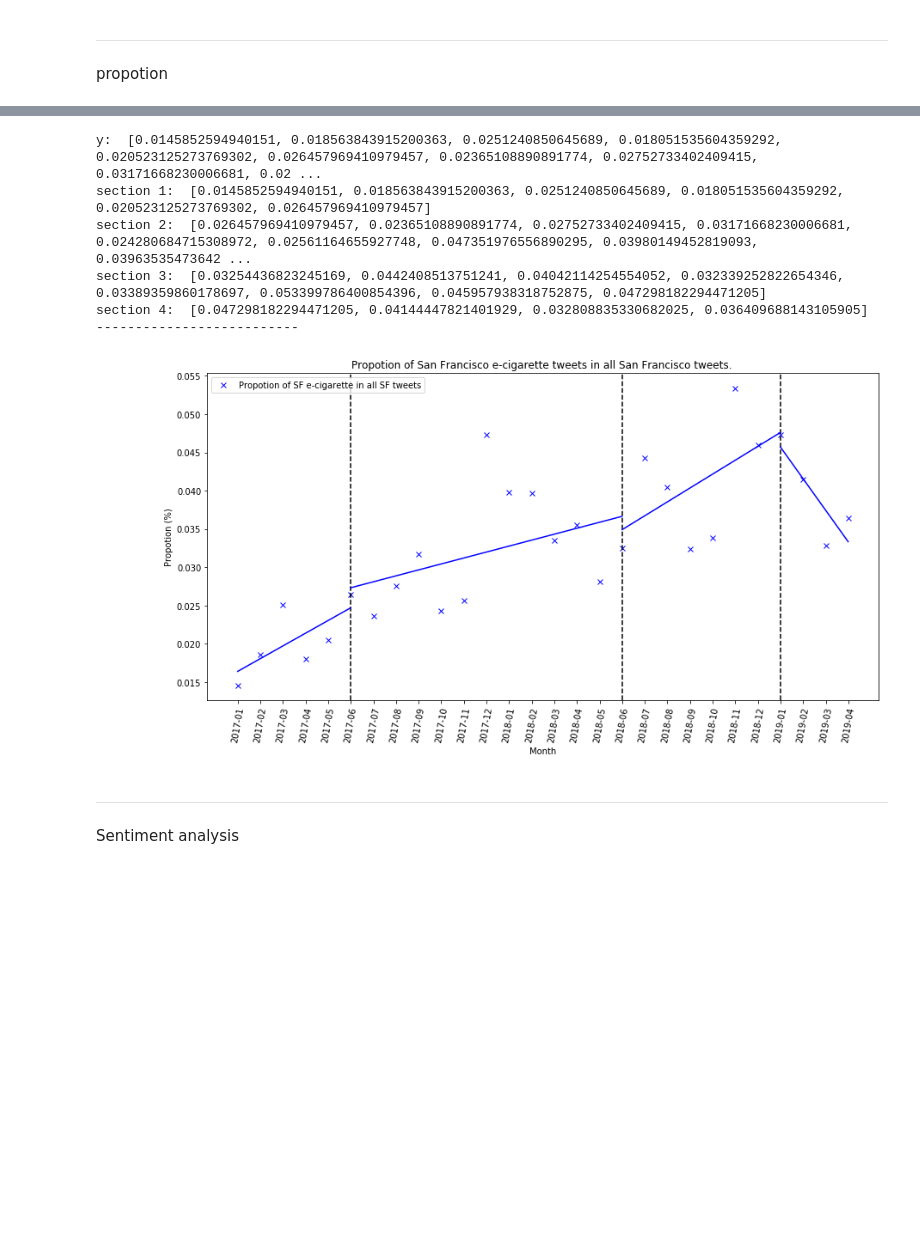
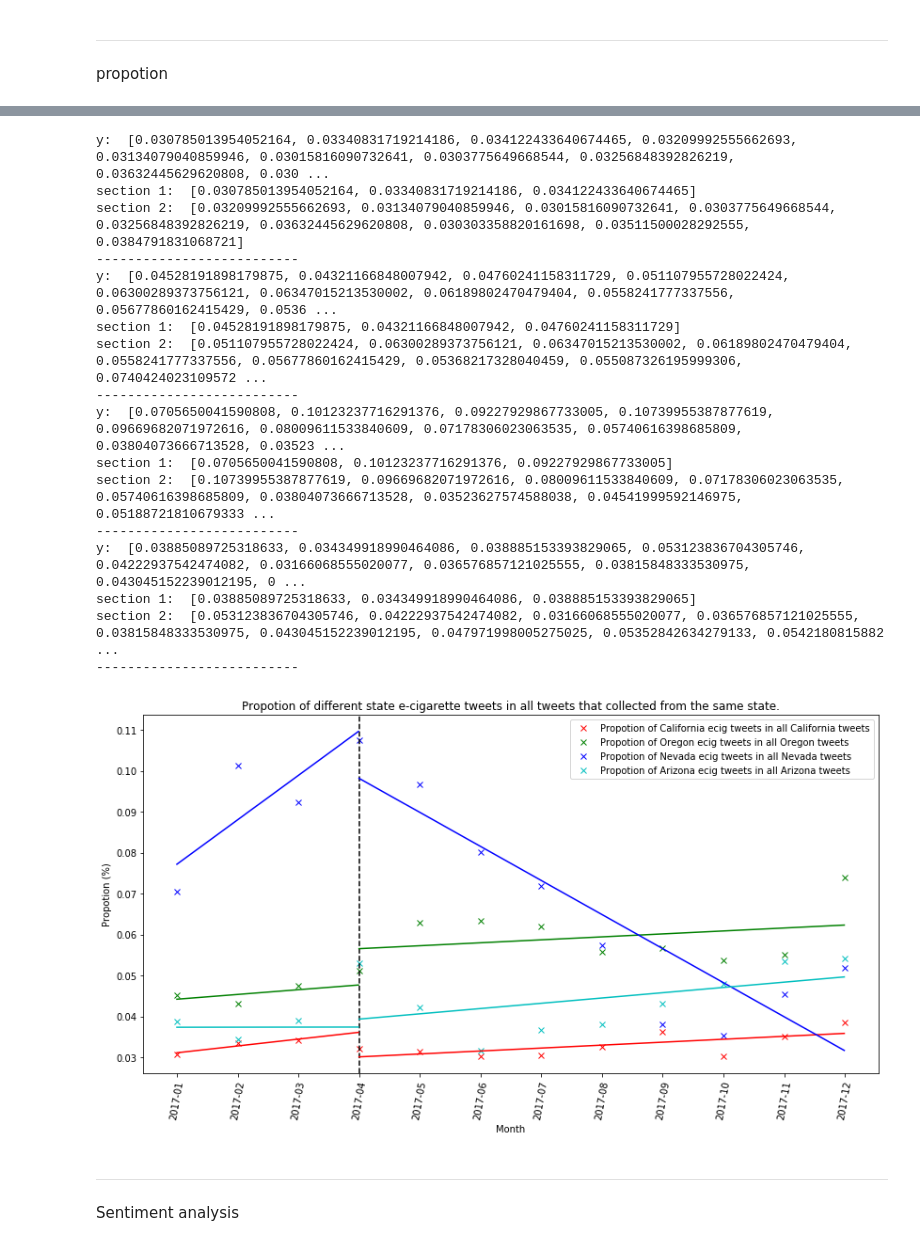
Before and after one commit to meettyj/Tobacco-on-Twitter, a Jupyter notebook: juliana/figures/figure_CaliforniaLevel.ipynb, the cells around one changed output, grey strips where cells are left out. Cells and saved outputs as stored; diff of their text form; code cells hidden in the pictures; blank space fills up the shorter version.

```diff
--- a/juliana/figures/figure_CaliforniaLevel.ipynb
+++ b/juliana/figures/figure_CaliforniaLevel.ipynb
@@ -199,27 +440,27 @@ def linearRegression(x, A, B):
     return A*x + B
 # %%
 # Regression line
-length_of_section_1 = 4
-length_of_section_2 = length_of_section_1+8
+length_of_section_1 = 3
+length_of_section_2 = length_of_section_1+9
 x_number_section_1 = [i for i in range(0,length_of_section_1)]
-x_number_section_2 = [i for i in range(length_of_section_1-1, length_of_section_2)]
+x_number_section_2 = [i for i in range(length_of_section_1, length_of_section_2)]
 
-
+# In the California level, we just take the first three month into consideration.
 def drawRegressionLine_two_section(y, color):
     print('y: ', y)
     print('section 1: ', y[:length_of_section_1])
-    print('section 2: ', y[length_of_section_1-1:length_of_section_2])
+    print('section 2: ', y[length_of_section_1:length_of_section_2])
     print('--------------------------')
 
     # section 1
     A_section_1, B_section_1 = optimize.curve_fit(linearRegression, x_number_section_1, y[:length_of_section_1])[0]
-    x_plot_section_1 = np.arange(0, length_of_section_1-1, 0.01)
+    x_plot_section_1 = np.arange(0, length_of_section_1, 0.01)
     y_plot_section_1 = A_section_1 * x_plot_section_1 + B_section_1
     plt.plot(x_plot_section_1, y_plot_section_1, color+'-') # , label='Users' is useless
 
     # section 2: length_of_section_1-1:length_of_section_2
-    A_section_2, B_section_2 = optimize.curve_fit(linearRegression, x_number_section_2, y[length_of_section_1-1:length_of_section_2])[0]
-    x_plot_section_2 = np.arange(length_of_section_1-1, length_of_section_2-1, 0.01)
+    A_section_2, B_section_2 = optimize.curve_fit(linearRegression, x_number_section_2, y[length_of_section_1:length_of_section_2])[0]
+    x_plot_section_2 = np.arange(length_of_section_1, length_of_section_2-1, 0.01)
     y_plot_section_2 = A_section_2 * x_plot_section_2 + B_section_2
     plt.plot(x_plot_section_2, y_plot_section_2, color+'-')
 # %%
@@ -577,48 +835,52 @@ section 4:  [0.6953359007274282, 0.6443694384780607, 0.5406195207481005, 0.69037
 # %%
 
-# Second figure
-x1 = np.linspace(1, 12, 12)
-x2 = np.tile(x1, 2)
-x3 = np.linspace(1, 6, 6)
-# x = np.tile(x, 2)
-# itemNum = len(x)
-
-x = np.concatenate((x2, x3), axis=0)
-x = list(x)
-x = ['2017-01','2017-02', '2017-03','2017-04','2017-05','2017-06','2017-07','2017-08','2017-09','2017-10','2017-11','2017-12',
-    '2018-01', '2018-02', '2018-03', '2018-04', '2018-05', '2018-06', '2018-07', '2018-08', '2018-09', '2018-10', '2018-11', '2018-12',
-    '2019-01', '2019-02', '2019-03', '2019-04' ]
+x = ['2017-01','2017-02', '2017-03','2017-04','2017-05','2017-06','2017-07','2017-08','2017-09','2017-10','2017-11','2017-12']
 
 plt.figure(figsize=(14,7))
 
+# print(x)
+# itemNum = len(x)
+# print(itemNum)
 
 
-plt.plot(x, propotion_SF_ecig_in_all_SF_tweets, 'bx', label='Propotion of SF e-cigarette in all SF tweets')
+plt.plot(x, propotion_California_ecig_in_all_California_tweets, 'rx', label='Propotion of California ecig tweets in all California tweets')
+plt.plot(x, propotion_Oregon_ecig_in_all_Oregon_tweets, 'gx', label='Propotion of Oregon ecig tweets in all Oregon tweets')
+plt.plot(x, propotion_Nevada_ecig_in_all_Nevada_tweets, 'bx', label='Propotion of Nevada ecig tweets in all Nevada tweets')
+plt.plot(x, propotion_Arizona_ecig_in_all_Arizona_tweets, 'cx', label='Propotion of Arizona ecig tweets in all Arizona tweets')
 
 plt.legend()
 # plt.vlines(6, 0, 1, colors = "black", linestyles = "dashed")
-plt.axvline(5, hold=None,color='black',linestyle="--")
-plt.annotate(s = 'Proposal', xy=(4,0.1))
-plt.axvline(17, hold=None,color='black',linestyle="--")
-plt.annotate(s = 'Approved', xy=(16,0.1))
-plt.axvline(24, hold=None,color='black',linestyle="--")
-plt.annotate(s = 'Enforcement ', xy=(23,0.1))
+plt.axvline(3, hold=None,color='black',linestyle="--")
+# plt.annotate(s = 'Proposal', xy=(4,0.1))
 
-
-drawRegressionLine_four_section(propotion_SF_ecig_in_all_SF_tweets, color='b')
+drawRegressionLine_two_section(propotion_California_ecig_in_all_California_tweets, color='r')
+drawRegressionLine_two_section(propotion_Oregon_ecig_in_all_Oregon_tweets, color='g')
+drawRegressionLine_two_section(propotion_Nevada_ecig_in_all_Nevada_tweets, color='b')
+drawRegressionLine_two_section(propotion_Arizona_ecig_in_all_Arizona_tweets, color='c')
 
 
 plt.xticks(rotation=80)
 plt.xlabel('Month')
 plt.ylabel('Propotion (%)')
-plt.title('Propotion of San Francisco e-cigarette tweets in all San Francisco tweets. ')
+#  Y-axis represents the number of corresponding tweets within each month.
+plt.title('Propotion of different state e-cigarette tweets in all tweets that collected from the same state.')
 # plt.figure(figsize=(40,1))
 plt.show()
 # %% [output]
-y:  [0.0145852594940151, 0.018563843915200363, 0.0251240850645689, 0.018051535604359292, 0.020523125273769302, 0.026457969410979457, 0.02365108890891774, 0.02752733402409415, 0.03171668230006681, 0.02 ...
-section 1:  [0.0145852594940151, 0.018563843915200363, 0.0251240850645689, 0.018051535604359292, 0.020523125273769302, 0.026457969410979457]
-section 2:  [0.026457969410979457, 0.02365108890891774, 0.02752733402409415, 0.03171668230006681, 0.024280684715308972, 0.02561164655927748, 0.047351976556890295, 0.03980149452819093, 0.03963535473642 ...
-section 3:  [0.03254436823245169, 0.0442408513751241, 0.04042114254554052, 0.032339252822654346, 0.03389359860178697, 0.053399786400854396, 0.045957938318752875, 0.047298182294471205]
-section 4:  [0.047298182294471205, 0.04144447821401929, 0.032808835330682025, 0.036409688143105905]
+y:  [0.030785013954052164, 0.03340831719214186, 0.034122433640674465, 0.03209992555662693, 0.03134079040859946, 0.03015816090732641, 0.0303775649668544, 0.03256848392826219, 0.03632445629620808, 0.030 ...
+section 1:  [0.030785013954052164, 0.03340831719214186, 0.034122433640674465]
+section 2:  [0.03209992555662693, 0.03134079040859946, 0.03015816090732641, 0.0303775649668544, 0.03256848392826219, 0.03632445629620808, 0.030303358820161698, 0.03511500028292555, 0.0384791831068721]
 --------------------------
+y:  [0.04528191898179875, 0.04321166848007942, 0.04760241158311729, 0.051107955728022424, 0.06300289373756121, 0.06347015213530002, 0.06189802470479404, 0.0558241777337556, 0.05677860162415429, 0.0536 ...
+section 1:  [0.04528191898179875, 0.04321166848007942, 0.04760241158311729]
+section 2:  [0.051107955728022424, 0.06300289373756121, 0.06347015213530002, 0.06189802470479404, 0.0558241777337556, 0.05677860162415429, 0.05368217328040459, 0.055087326195999306, 0.0740424023109572 ...
+--------------------------
+y:  [0.0705650041590808, 0.10123237716291376, 0.09227929867733005, 0.10739955387877619, 0.09669682071972616, 0.08009611533840609, 0.07178306023063535, 0.05740616398685809, 0.03804073666713528, 0.03523 ...
+section 1:  [0.0705650041590808, 0.10123237716291376, 0.09227929867733005]
+section 2:  [0.10739955387877619, 0.09669682071972616, 0.08009611533840609, 0.07178306023063535, 0.05740616398685809, 0.03804073666713528, 0.03523627574588038, 0.04541999592146975, 0.05188721810679333 ...
+--------------------------
+y:  [0.03885089725318633, 0.034349918990464086, 0.038885153393829065, 0.053123836704305746, 0.04222937542474082, 0.03166068555020077, 0.036576857121025555, 0.03815848333530975, 0.043045152239012195, 0 ...
+section 1:  [0.03885089725318633, 0.034349918990464086, 0.038885153393829065]
+section 2:  [0.053123836704305746, 0.04222937542474082, 0.03166068555020077, 0.036576857121025555, 0.03815848333530975, 0.043045152239012195, 0.047971998005275025, 0.05352842634279133, 0.0542180815882 ...
+--------------------------
-[figure, old version]
+[figure, new version]
```
Also changed, not shown: parts of 18 cells of this notebook, 4 other files.
